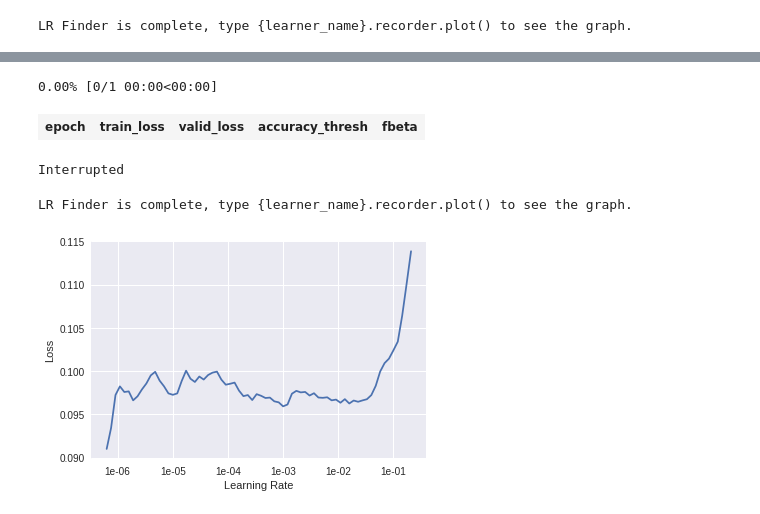
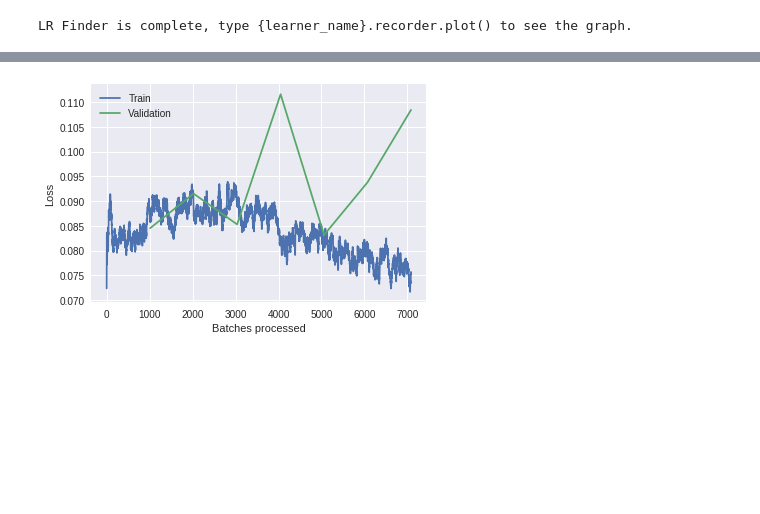
Before and after one commit to Brycexxx/fastai, a Jupyter notebook: lesson3_planet.ipynb, the cells around one changed output, grey strips where cells are left out. Drawn from its saved outputs; the diff is of its cells as text; code cells hidden in the pictures; blank space fills up the shorter version.

```diff
--- a/lesson3_planet.ipynb
+++ b/lesson3_planet.ipynb
@@ -144 +202,5 @@ Total time: 28:24
+# %%
+learn.recorder.plot_losses()
+# %% [output]
+[figure, added]
 # %%
@@ -154,9 +207,0 @@ learn.save('stage-2-tmp256-renet50')
-# %%
-learn.lr_find()
-learn.recorder.plot()
-# %% [output]
-0.00% [0/1 00:00<00:00]
-| epoch | train_loss | valid_loss | accuracy_thresh | fbeta |
-Interrupted
-LR Finder is complete, type {learner_name}.recorder.plot() to see the graph.
-[figure, removed]
```
Also changed, not shown: parts of 26 cells of this notebook.
